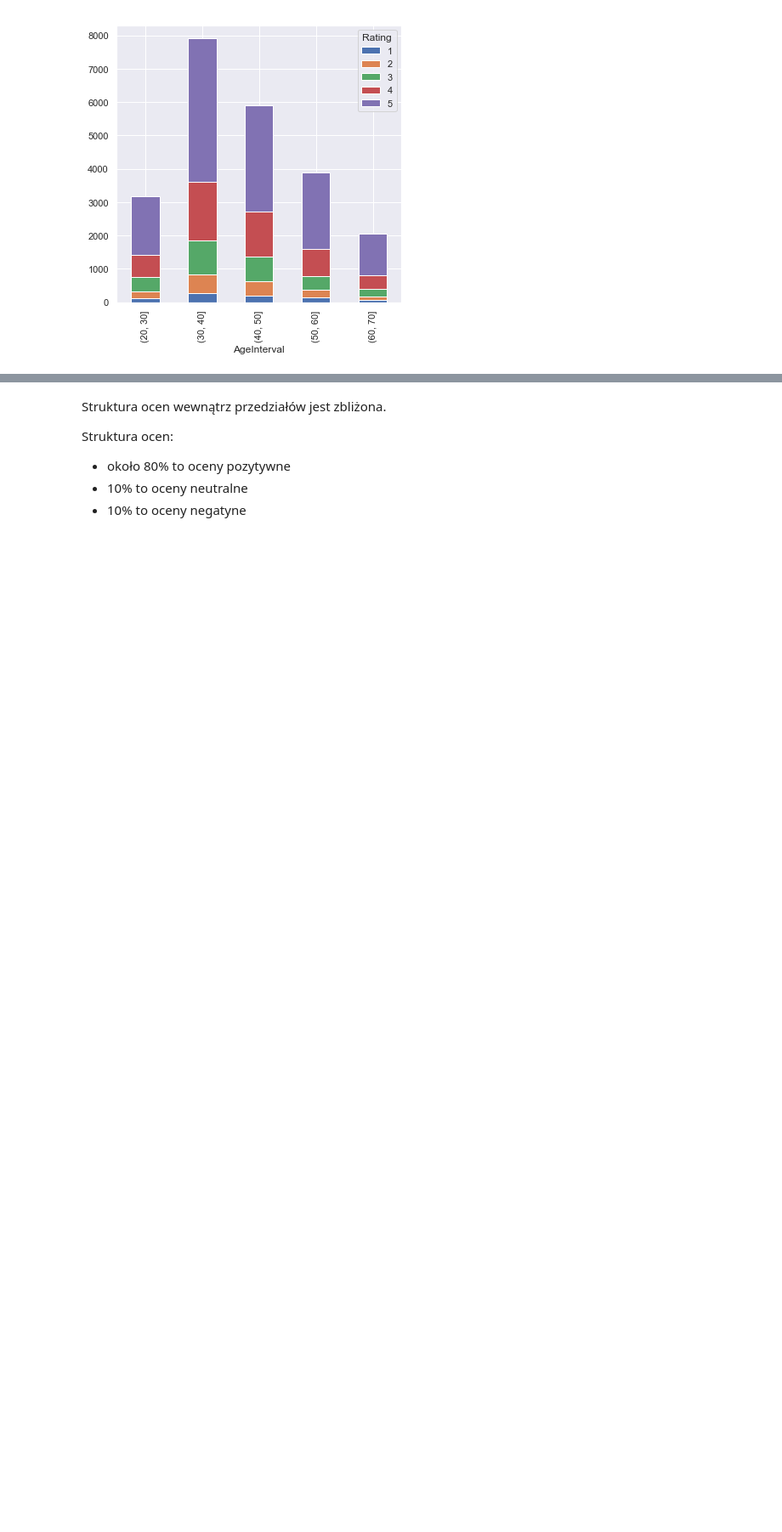
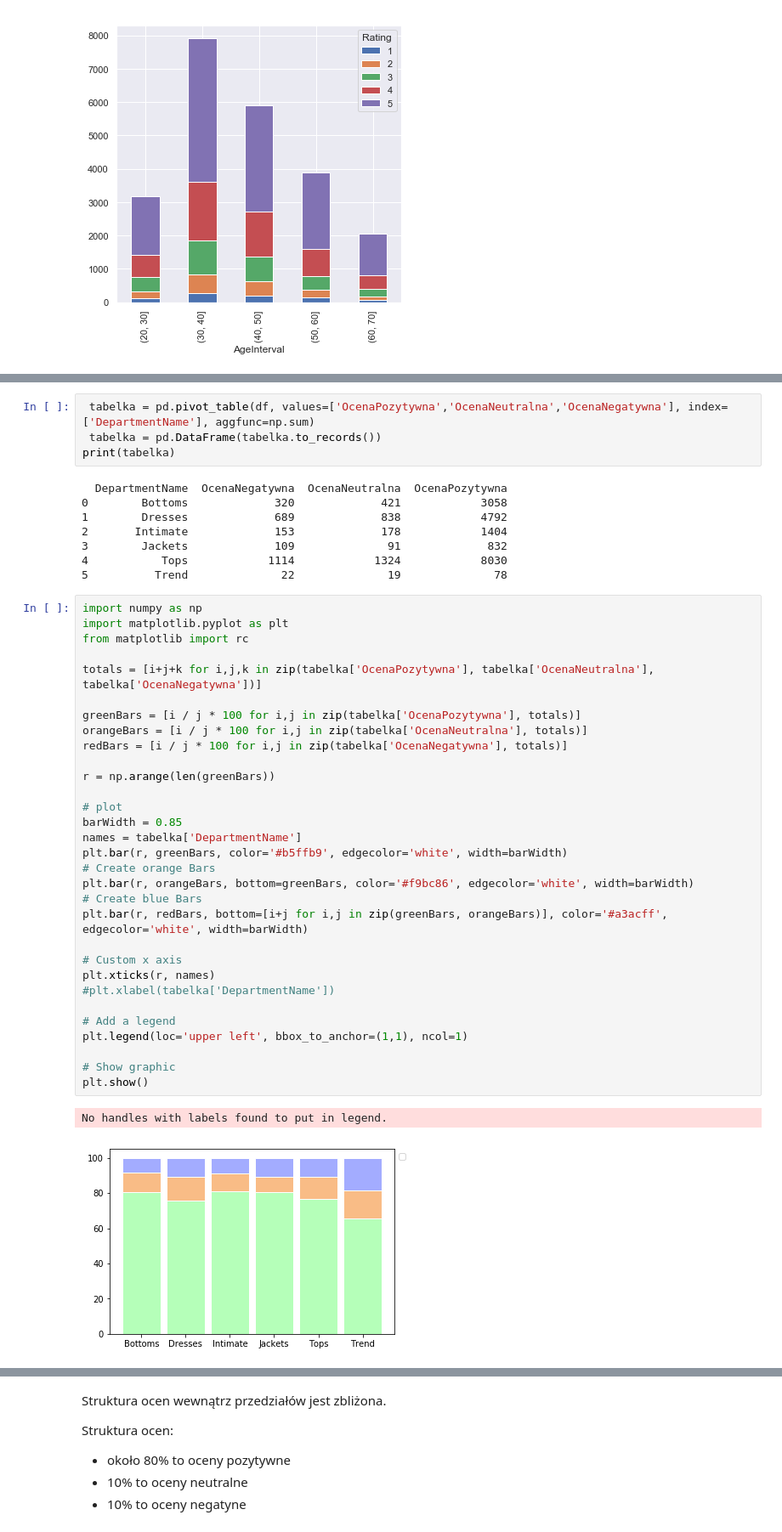
Before and after one commit to infoshareacademy/jdsz3-TeamA, a Jupyter notebook: ProjektPython/brudnopisy/prezentacja projekt python.ipynb, the cells around one changed output, grey strips where cells are left out. Shown at 85% size. Cells and saved outputs as stored; diff of their text form; blank space fills up the shorter version.

```diff
--- a/ProjektPython/brudnopisy/prezentacja projekt python.ipynb
+++ b/ProjektPython/brudnopisy/prezentacja projekt python.ipynb
@@ -176,0 +264,46 @@ plt.show()
+# %%
+ tabelka = pd.pivot_table(df, values=['OcenaPozytywna','OcenaNeutralna','OcenaNegatywna'], index=['DepartmentName'], aggfunc=np.sum)
+ tabelka = pd.DataFrame(tabelka.to_records())
+print(tabelka)
+# %% [output]
+  DepartmentName  OcenaNegatywna  OcenaNeutralna  OcenaPozytywna
+0        Bottoms             320             421            3058
+1        Dresses             689             838            4792
+2       Intimate             153             178            1404
+3        Jackets             109              91             832
+4           Tops            1114            1324            8030
+5          Trend              22              19              78
+# %%
+import numpy as np
+import matplotlib.pyplot as plt
+from matplotlib import rc
+
+totals = [i+j+k for i,j,k in zip(tabelka['OcenaPozytywna'], tabelka['OcenaNeutralna'], tabelka['OcenaNegatywna'])]
+
+greenBars = [i / j * 100 for i,j in zip(tabelka['OcenaPozytywna'], totals)]
+orangeBars = [i / j * 100 for i,j in zip(tabelka['OcenaNeutralna'], totals)]
+redBars = [i / j * 100 for i,j in zip(tabelka['OcenaNegatywna'], totals)]
+
+r = np.arange(len(greenBars))
+
+# plot
+barWidth = 0.85
+names = tabelka['DepartmentName']
+plt.bar(r, greenBars, color='#b5ffb9', edgecolor='white', width=barWidth)
+# Create orange Bars
+plt.bar(r, orangeBars, bottom=greenBars, color='#f9bc86', edgecolor='white', width=barWidth)
+# Create blue Bars
+plt.bar(r, redBars, bottom=[i+j for i,j in zip(greenBars, orangeBars)], color='#a3acff', edgecolor='white', width=barWidth)
+
+# Custom x axis
+plt.xticks(r, names)
+#plt.xlabel(tabelka['DepartmentName'])
+
+# Add a legend
+plt.legend(loc='upper left', bbox_to_anchor=(1,1), ncol=1)
+
+# Show graphic
+plt.show()
+# %% [output]
+No handles with labels found to put in legend.
+[figure, added]
```
Also changed, not shown: parts of 10 cells of this notebook, 1 other file.
